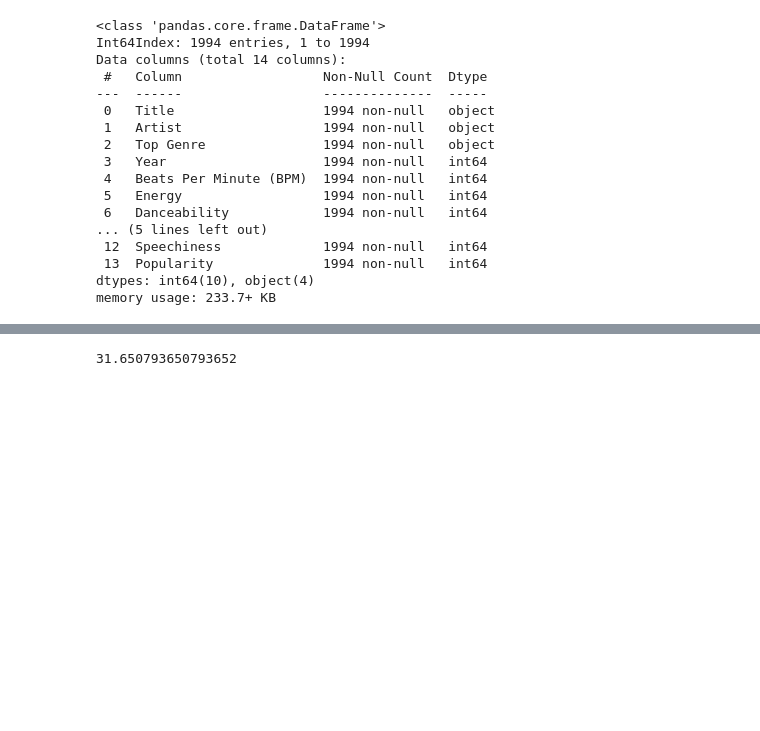
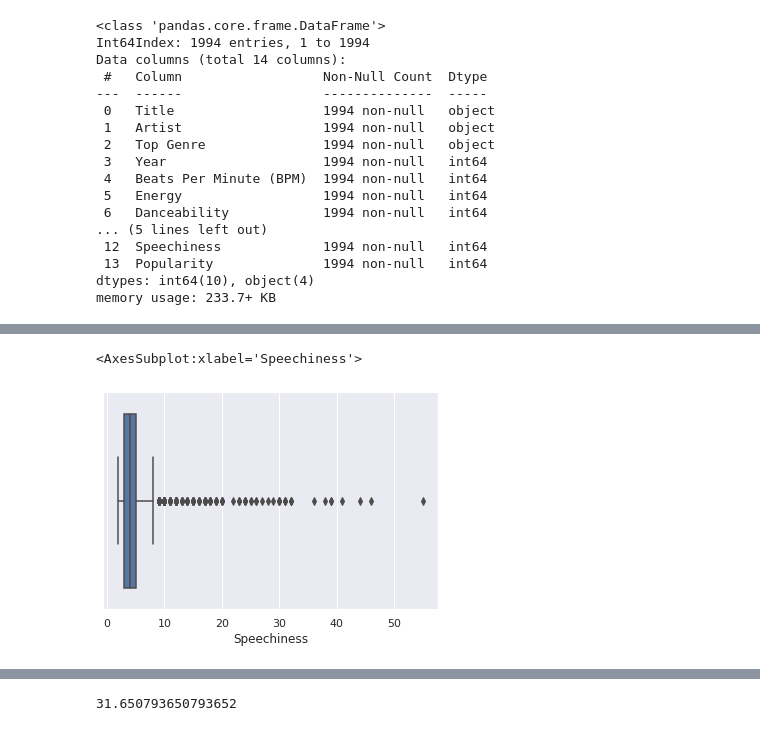
Before and after one commit to erwan-lacoudre/projet_fouilles, a Jupyter notebook: music.ipynb, the cells around one changed output, grey strips where cells are left out. Drawn from its saved outputs; the diff is of its cells as text; code cells hidden in the pictures; blank space fills up the shorter version.

```diff
--- a/music.ipynb
+++ b/music.ipynb
@@ -76,0 +91,6 @@ df["Length (Duration)"] = df["Length (Duration)"].apply(convert_lenght)
+# %%
+# df.boxplot(column='Speechiness')
+sns.boxplot(data=df, x='Speechiness', orient='h')
+# %% [output]
+<AxesSubplot:xlabel='Speechiness'>
+[figure, added]
```
Also changed, not shown: parts of 9 cells of this notebook.
